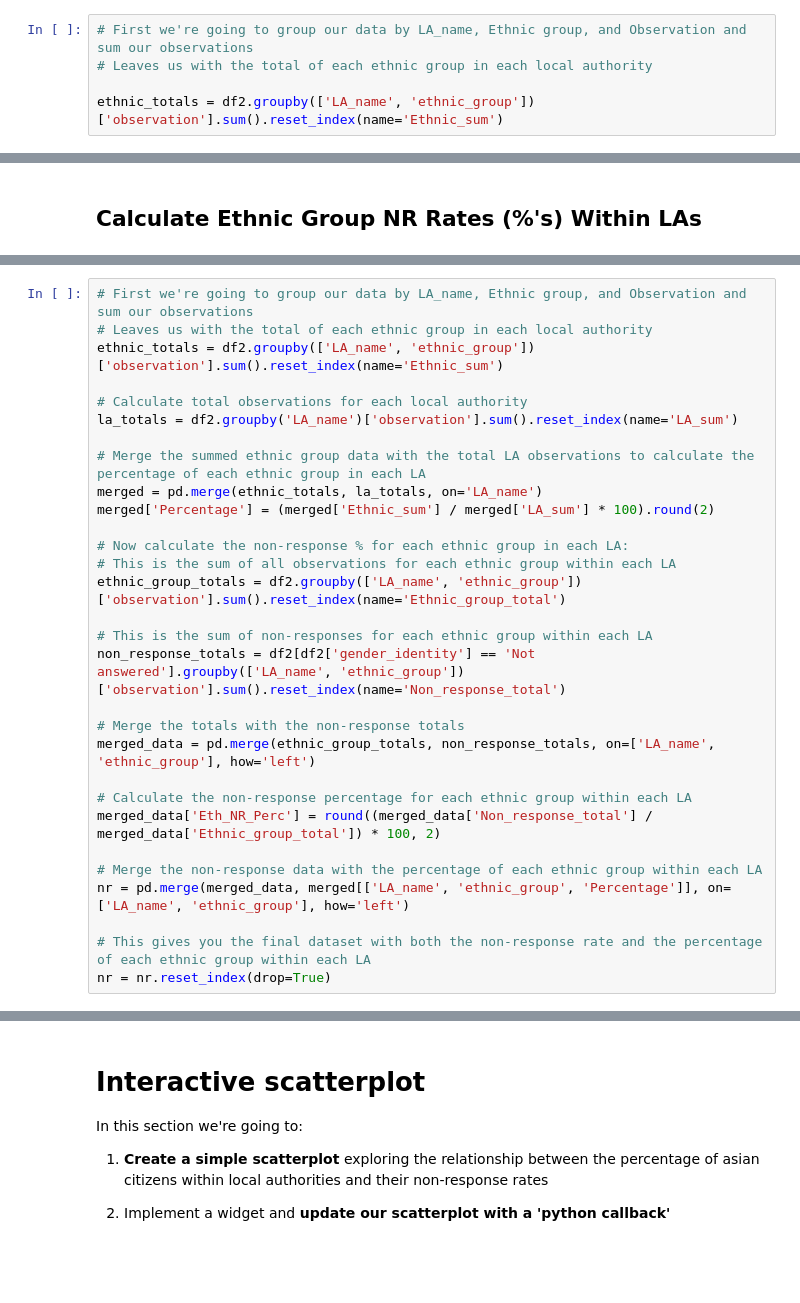
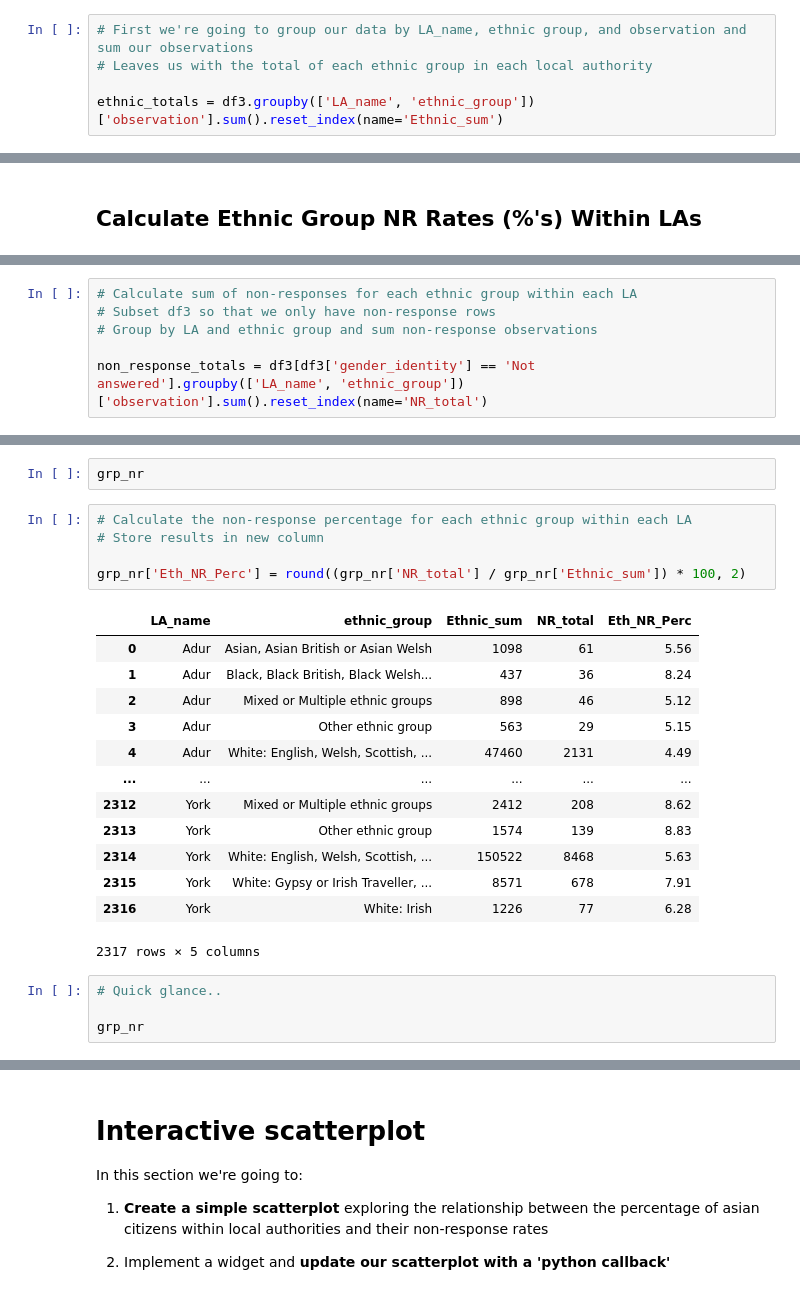
Before and after one commit to UKDataServiceOpen/Interactive_visualisations, a Jupyter notebook: Python_code/Guide.ipynb, the cells around one changed output, grey strips where cells are left out. Drawn from its saved outputs; the diff is of its cells as text; blank space fills up the shorter version.

```diff
--- a/Python_code/Guide.ipynb
+++ b/Python_code/Guide.ipynb
@@ -536,8 +605,8 @@ df2.head(30)
 # %% [markdown]
 ## Calculate % of each ethnic group in each LA
 # %%
-# First we're going to group our data by LA_name, Ethnic group, and Observation and sum our observations
+# First we're going to group our data by LA_name, ethnic group, and observation and sum our observations
 # Leaves us with the total of each ethnic group in each local authority
 
-ethnic_totals = df2.groupby(['LA_name', 'ethnic_group'])['observation'].sum().reset_index(name='Ethnic_sum')
+ethnic_totals = df3.groupby(['LA_name', 'ethnic_group'])['observation'].sum().reset_index(name='Ethnic_sum')
 # %%
@@ -618,30 +714,6 @@ merged.head(10)
 # %%
-# First we're going to group our data by LA_name, Ethnic group, and Observation and sum our observations
-# Leaves us with the total of each ethnic group in each local authority
-ethnic_totals = df2.groupby(['LA_name', 'ethnic_group'])['observation'].sum().reset_index(name='Ethnic_sum')
+# Calculate sum of non-responses for each ethnic group within each LA
+# Subset df3 so that we only have non-response rows
+# Group by LA and ethnic group and sum non-response observations
 
-# Calculate total observations for each local authority
-la_totals = df2.groupby('LA_name')['observation'].sum().reset_index(name='LA_sum')
-
-# Merge the summed ethnic group data with the total LA observations to calculate the percentage of each ethnic group in each LA
-merged = pd.merge(ethnic_totals, la_totals, on='LA_name')
-merged['Percentage'] = (merged['Ethnic_sum'] / merged['LA_sum'] * 100).round(2)
-
-# Now calculate the non-response % for each ethnic group in each LA:
-# This is the sum of all observations for each ethnic group within each LA
-ethnic_group_totals = df2.groupby(['LA_name', 'ethnic_group'])['observation'].sum().reset_index(name='Ethnic_group_total')
-
-# This is the sum of non-responses for each ethnic group within each LA
-non_response_totals = df2[df2['gender_identity'] == 'Not answered'].groupby(['LA_name', 'ethnic_group'])['observation'].sum().reset_index(name='Non_response_total')
-
-# Merge the totals with the non-response totals
-merged_data = pd.merge(ethnic_group_totals, non_response_totals, on=['LA_name', 'ethnic_group'], how='left')
-
-# Calculate the non-response percentage for each ethnic group within each LA
-merged_data['Eth_NR_Perc'] = round((merged_data['Non_response_total'] / merged_data['Ethnic_group_total']) * 100, 2)
-
-# Merge the non-response data with the percentage of each ethnic group within each LA
-nr = pd.merge(merged_data, merged[['LA_name', 'ethnic_group', 'Percentage']], on=['LA_name', 'ethnic_group'], how='left')
-
-# This gives you the final dataset with both the non-response rate and the percentage of each ethnic group within each LA
-nr = nr.reset_index(drop=True)
+non_response_totals = df3[df3['gender_identity'] == 'Not answered'].groupby(['LA_name', 'ethnic_group'])['observation'].sum().reset_index(name='NR_total')
@@ -647,0 +756,25 @@ nr = nr.reset_index(drop=True)
+# %%
+grp_nr
+# %%
+# Calculate the non-response percentage for each ethnic group within each LA
+# Store results in new column
+
+grp_nr['Eth_NR_Perc'] = round((grp_nr['NR_total'] / grp_nr['Ethnic_sum']) * 100, 2)
+# %% [output]
+|  | LA_name | ethnic_group | Ethnic_sum | NR_total | Eth_NR_Perc |
+| 0 | Adur | Asian, Asian British or Asian Welsh | 1098 | 61 | 5.56 |
+| 1 | Adur | Black, Black British, Black Welsh... | 437 | 36 | 8.24 |
+| 2 | Adur | Mixed or Multiple ethnic groups | 898 | 46 | 5.12 |
+| 3 | Adur | Other ethnic group | 563 | 29 | 5.15 |
+| 4 | Adur | White: English, Welsh, Scottish, ... | 47460 | 2131 | 4.49 |
+| ... | ... | ... | ... | ... | ... |
+| 2312 | York | Mixed or Multiple ethnic groups | 2412 | 208 | 8.62 |
+| 2313 | York | Other ethnic group | 1574 | 139 | 8.83 |
+| 2314 | York | White: English, Welsh, Scottish, ... | 150522 | 8468 | 5.63 |
+| 2315 | York | White: Gypsy or Irish Traveller, ... | 8571 | 678 | 7.91 |
+| 2316 | York | White: Irish | 1226 | 77 | 6.28 |
+2317 rows × 5 columns
+# %%
+# Quick glance..
+
+grp_nr
```
Also changed, not shown: parts of 81 cells of this notebook, 8 other files.
